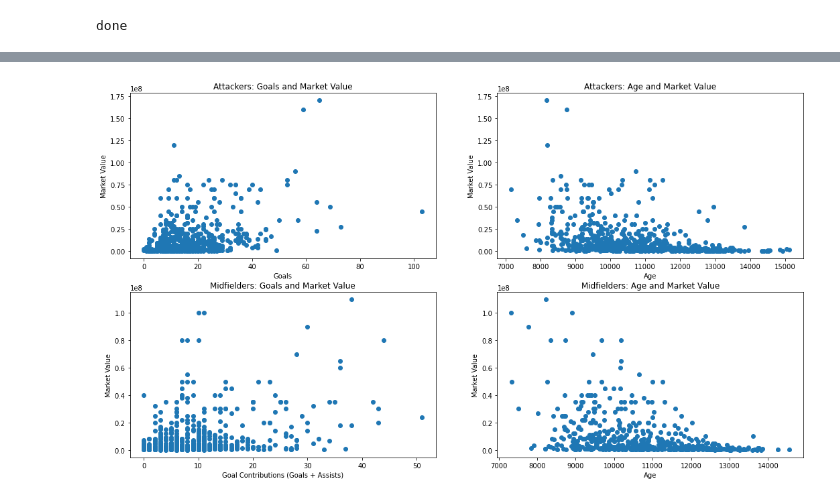
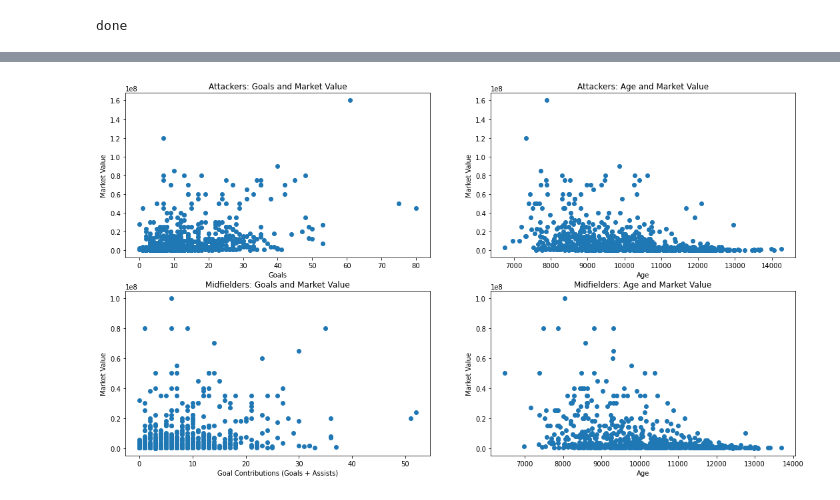
Before and after one commit to vikasreddy17/soccerTransferMarketAnalysis, a Jupyter notebook: analysis.ipynb, the cells around one changed output, grey strips where cells are left out. Cells and saved outputs as stored; diff of their text form; code cells hidden in the pictures.

```diff
--- a/analysis.ipynb
+++ b/analysis.ipynb
@@ -108,8 +123,8 @@ player_stats_sum = player_stats_sum.sort_values("goals", ascending=False)
 
 # capturing player info data that does not need aggregating
 details = ["pretty_name", "country_of_citizenship", "foot", "height_in_cm", "club_id", "club_name",
-           "domestic_competition_id","position", "market_value_in_gbp", "highest_market_value_in_gbp",
-           "age_days", "age_years", "competition_name"]
+           "domestic_competition_id","position", "market_value_in_gbp","age_d_start_2020_season",
+           "age_y_start_2020_season", "competition_name"]
 def detail(x):
     return x[0]
 player_details = player_stats.groupby("player_id")[details]
@@ -121,6 +136,6 @@ for col in player_details.columns:
 player_info = player_details.merge(player_stats_sum, left_index=True, right_index=True)
 player_info = player_info.dropna()
 player_info = player_info.sort_values("goals", ascending=False)
-player_info = player_info.loc[player_info["minutes_played"] > 3000]
+player_info = player_info.loc[player_info["minutes_played"] > 2000]
 player_info.describe()
 # %% [output]
@@ -215,17 +191,0 @@ print(nations_dict)
-# %%
-# change country_of_citizenship to number for usage in ML models later
-positions = all_positions.position.unique()
-positions_dict = dict(zip(positions, range(len(positions))))
-all_positions["position_id"] = all_positions["position"].map(
-    lambda p: positions_dict.get(p) if p in positions_dict else p
-)
-
-
-# out of sample data
-positions = out_sample_player_info.position.unique()
-positions_dict = dict(zip(positions, range(len(positions))))
-out_sample_player_info["position_id"] = out_sample_player_info["position"].map(
-    lambda p: positions_dict.get(p) if p in positions_dict else p
-)
-
-print(positions_dict)
@@ -234 +195,19 @@ print(positions_dict)
+# %%
+# changing market value to a z_score
+all_positions["market_value_z_score"] = all_positions["market_value_in_gbp"] - all_positions["market_value_in_gbp"].mean()
+all_positions["market_value_z_score"] /= all_positions["market_value_in_gbp"].std()
+all_positions["market_value_z_score"]
+
+# changing age to a z_score
+all_positions["age_d_start_2020_season_z"] = all_positions["age_d_start_2020_season"]
+all_positions["age_d_start_2020_season_z"] -= all_positions["age_d_start_2020_season"].mean()
+all_positions["age_d_start_2020_season_z"] /= all_positions["age_d_start_2020_season"].std()
+
+# changing market value to a z_score
+all_positions["goals_z"] = all_positions["goals"] - all_positions["goals"].mean()
+all_positions["goals_z"] /= all_positions["goals"].std()
+
+# changing age to a z_score
+all_positions["assists_z"] = all_positions["assists"] - all_positions["assists"].mean()
+all_positions["assists_z"] /= all_positions["assists"].std()
 # %%
@@ -264,28 +261,28 @@ Index(['pretty_name', 'country_of_citizenship', 'foot', 'height_in_cm',
 # %%
 # plot relationship between goals/goal contributions/age and market value of attackers and midfielders
 
 fig, axs = plt.subplots(2, 2, figsize=(18,10))
 
 axs[0, 0].scatter(attackers["goals"], attackers["market_value_in_gbp"])
 axs[0, 0].set_xlabel("Goals")
 axs[0, 0].set_ylabel("Market Value")
 axs[0, 0].set_title("Attackers: Goals and Market Value")
 
-axs[0, 1].scatter(attackers["age_days"], attackers["market_value_in_gbp"])
+axs[0, 1].scatter(attackers["age_d_start_2020_season"], attackers["market_value_in_gbp"])
 axs[0, 1].set_xlabel("Age")
 axs[0, 1].set_ylabel("Market Value")
 axs[0, 1].set_title("Attackers: Age and Market Value")
 
 axs[1, 0].scatter(midfielders["goal_contributions"], midfielders["market_value_in_gbp"])
 axs[1, 0].set_xlabel("Goal Contributions (Goals + Assists)")
 axs[1, 0].set_ylabel("Market Value")
 axs[1, 0].set_title("Midfielders: Goals and Market Value")
 
-axs[1, 1].scatter(midfielders["age_days"], midfielders["market_value_in_gbp"])
+axs[1, 1].scatter(midfielders["age_d_start_2020_season"], midfielders["market_value_in_gbp"])
 axs[1, 1].set_xlabel("Age")
 axs[1, 1].set_ylabel("Market Value")
 axs[1, 1].set_title("Midfielders: Age and Market Value")
 
 plt.show()
 # %% [output]
-[figure, old version]
+[figure, new version]
```
Also changed, not shown: parts of 39 cells of this notebook, 2 other files.
